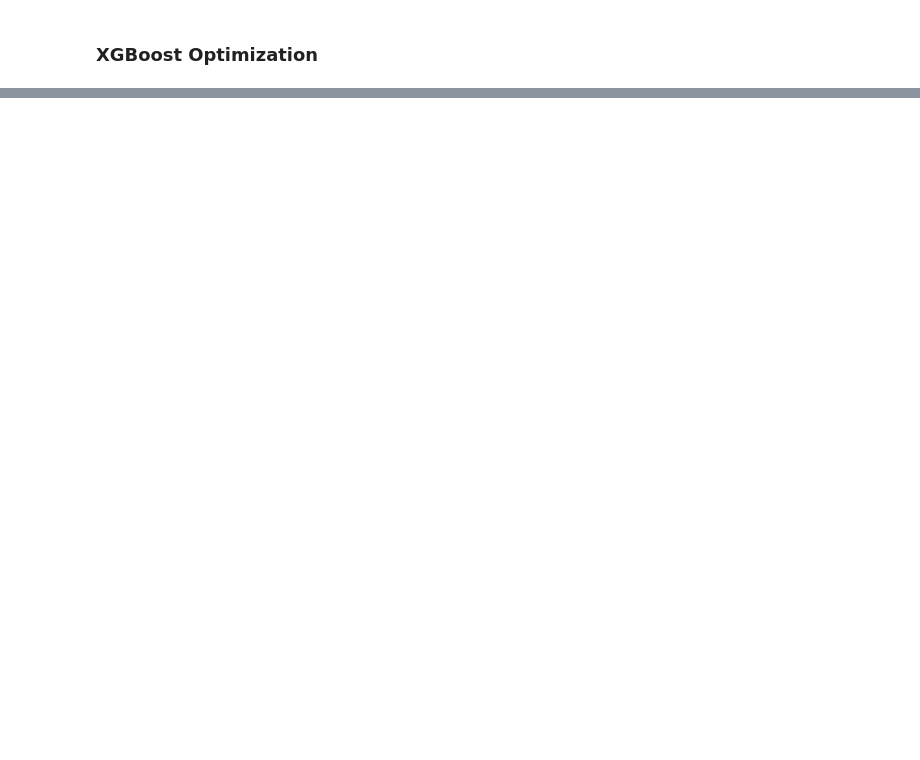
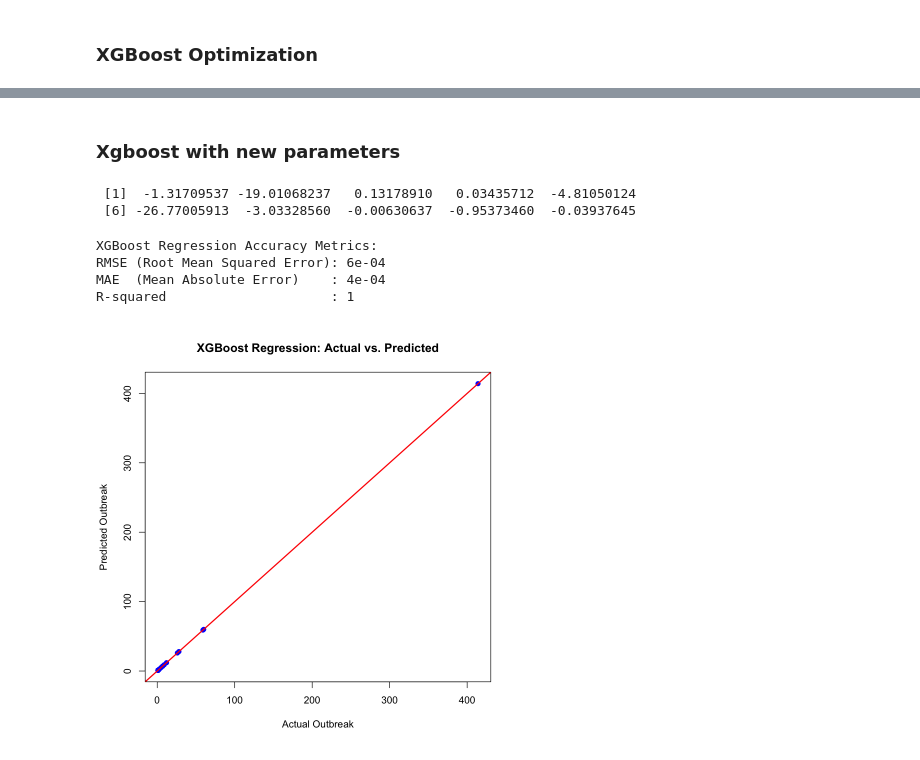
Before and after one commit to aichacamara/Measles-Outbreak-and-Public-Policy-Reluctance, a Jupyter notebook: 2026SU/regression_tree.ipynb, the cells around one changed output, grey strips where cells are left out. Drawn from its saved outputs; the diff is of its cells as text; code cells hidden in the pictures; blank space fills up the shorter version.

Commit message:
wip regression tree code

```diff
--- a/2026SU/regression_tree.ipynb
+++ b/2026SU/regression_tree.ipynb
@@ -601,0 +697,2 @@ A data.frame: 36 × 5
+# %% [markdown]
+### Xgboost with new parameters
@@ -601,0 +769,61 @@ A data.frame: 36 × 5
+# %%
+fold_r2
+
+sci_hub
+# %% [output]
+ [1]  -1.31709537 -19.01068237   0.13178910   0.03435712  -4.81050124
+ [6] -26.77005913  -3.03328560  -0.00630637  -0.95373460  -0.03937645
+# %%
+set.seed(100)
+only_outbreak <- train[train$outbreak > 0, ]
+
+index <- createDataPartition(only_outbreak$outbreak, p = 0.75, list = FALSE)
+
+train_outbreak <- only_outbreak[index, ]
+test_outbreak  <- only_outbreak[-index, ]
+
+# Feature matrices as plain matrix, no xgb.DMatrix needed
+train_x <- as.matrix(train_outbreak[, !names(train_outbreak) %in% "outbreak"])
+test_x  <- as.matrix(test_outbreak[,  !names(test_outbreak)  %in% "outbreak"])
+
+# Train Model
+xgb_model <- xgboost(
+  x             = train_x,
+  y             = train_outbreak$outbreak,
+  nrounds       = 500,
+  objective     = "reg:squarederror",
+  learning_rate = 0.1,
+  max_depth     = 6,
+  verbosity     = 0
+)
+
+# Predict - pass plain matrix directly
+predictions   <- predict(xgb_model, newdata = train_x)
+actual_values <- train_outbreak$outbreak
+
+# Calculate accuracy metrics
+xgb_rmse <- sqrt(mean((actual_values - predictions)^2))
+xgb_mae  <- mean(abs(actual_values - predictions))
+
+rss <- sum((actual_values - predictions)^2)
+tss <- sum((actual_values - mean(actual_values))^2)
+xgb_r2 <- 1 - (rss / tss)
+
+# Print results
+cat("XGBoost Regression Accuracy Metrics:\n")
+cat("RMSE (Root Mean Squared Error):", round(xgb_rmse, 4), "\n")
+cat("MAE  (Mean Absolute Error)    :", round(xgb_mae, 4), "\n")
+cat("R-squared                     :", round(xgb_r2, 4), "\n")
+
+# Visualize predictions vs actuals
+plot(actual_values, predictions,
+     main = "XGBoost Regression: Actual vs. Predicted",
+     xlab = "Actual Outbreak", ylab = "Predicted Outbreak",
+     pch  = 19, col = "blue")
+abline(0, 1, col = "red", lwd = 2)
+# %% [output]
+XGBoost Regression Accuracy Metrics:
+RMSE (Root Mean Squared Error): 6e-04
+MAE  (Mean Absolute Error)    : 4e-04
+R-squared                     : 1
+[figure, added]
```
Also changed, not shown: parts of 18 cells of this notebook.
